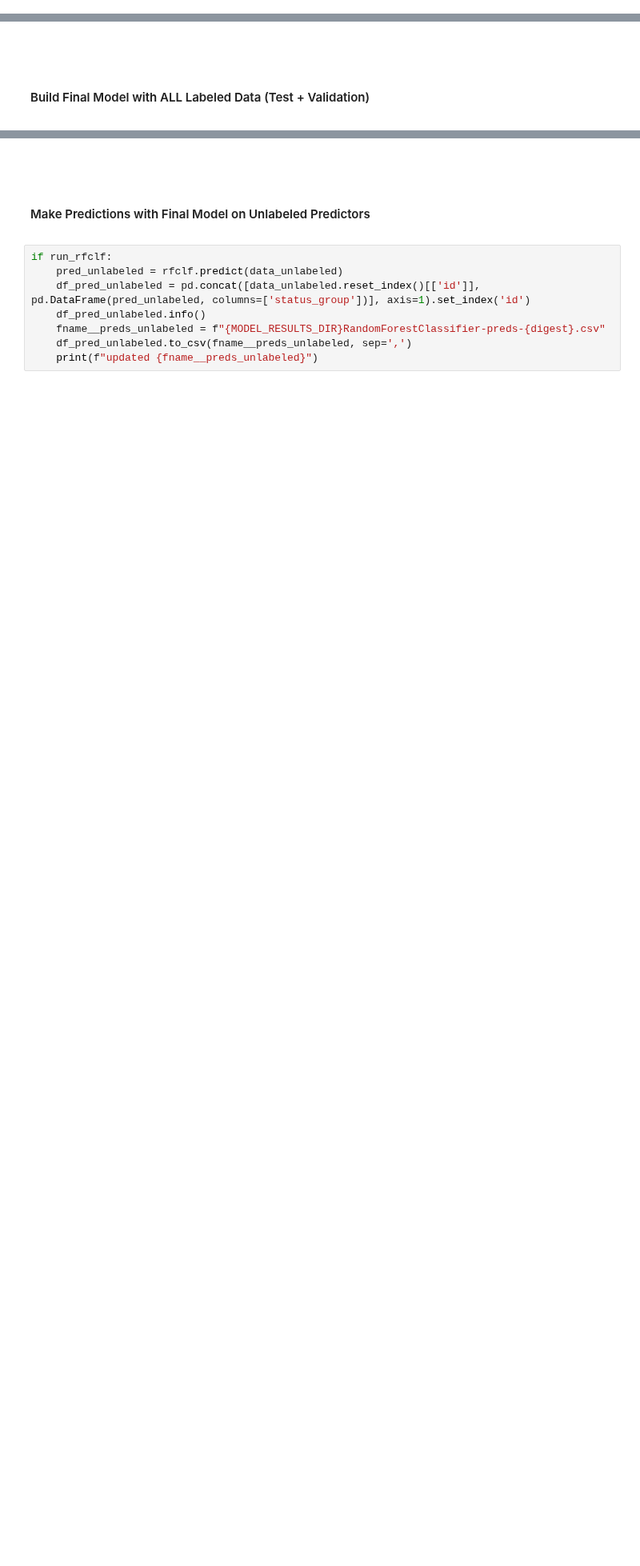
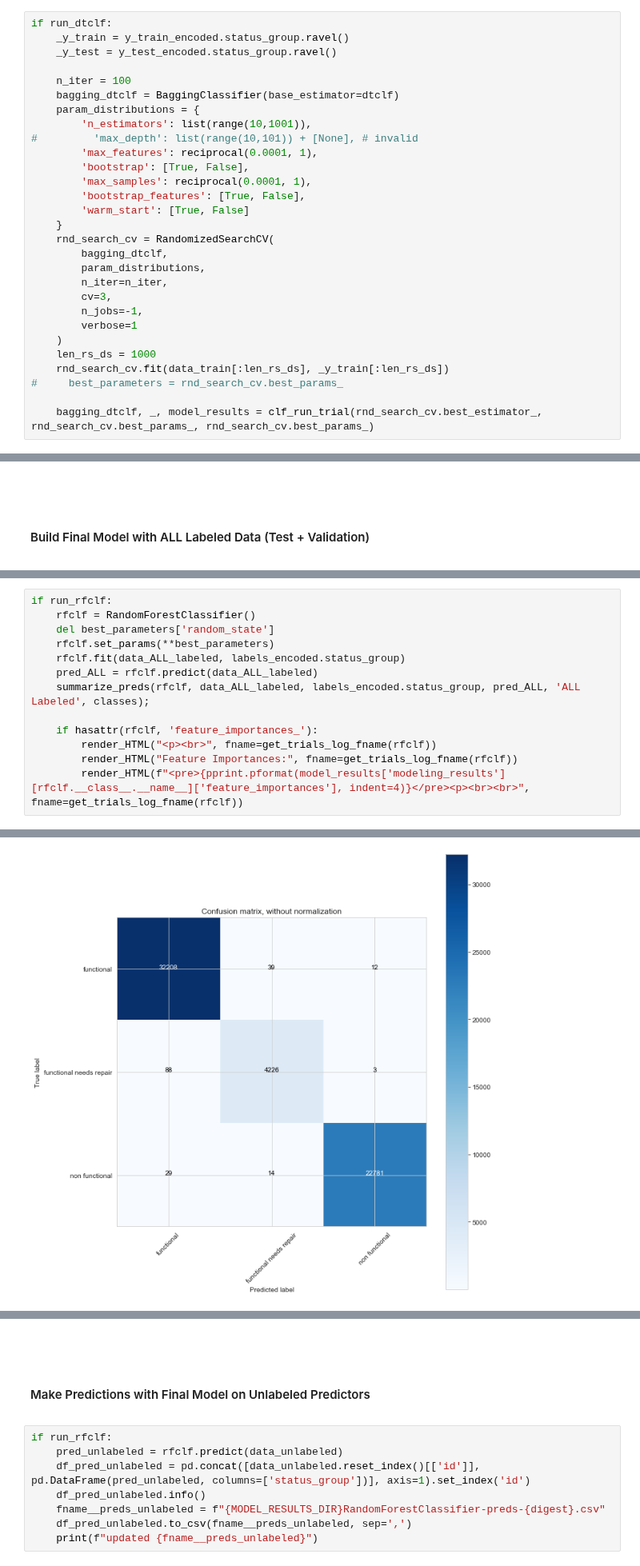
Before and after one commit to sacontreras/dsc-mod-3-project-v2-1-online-ds-sp-000, a Jupyter notebook: models.ipynb, the cells around one changed output, grey strips where cells are left out. Shown at 80% size. Cells and saved outputs as stored; diff of their text form; blank space fills up the shorter version.

```diff
--- a/models.ipynb
+++ b/models.ipynb
@@ -623,0 +738,29 @@ if run_dtclf:
+# %%
+if run_dtclf:
+    _y_train = y_train_encoded.status_group.ravel()
+    _y_test = y_test_encoded.status_group.ravel()
+
+    n_iter = 100
+    bagging_dtclf = BaggingClassifier(base_estimator=dtclf)
+    param_distributions = {
+        'n_estimators': list(range(10,1001)),
+#         'max_depth': list(range(10,101)) + [None], # invalid
+        'max_features': reciprocal(0.0001, 1),
+        'bootstrap': [True, False],
+        'max_samples': reciprocal(0.0001, 1),
+        'bootstrap_features': [True, False],
+        'warm_start': [True, False]
+    }
+    rnd_search_cv = RandomizedSearchCV(
+        bagging_dtclf,
+        param_distributions,
+        n_iter=n_iter,
+        cv=3,
+        n_jobs=-1,
+        verbose=1
+    )
+    len_rs_ds = 1000
+    rnd_search_cv.fit(data_train[:len_rs_ds], _y_train[:len_rs_ds])
+#     best_parameters = rnd_search_cv.best_params_
+
+    bagging_dtclf, _, model_results = clf_run_trial(rnd_search_cv.best_estimator_, rnd_search_cv.best_params_, rnd_search_cv.best_params_)
@@ -700,0 +878,14 @@ if run_rfclf:
+# %%
+if run_rfclf:
+    rfclf = RandomForestClassifier()
+    del best_parameters['random_state']
+    rfclf.set_params(**best_parameters)
+    rfclf.fit(data_ALL_labeled, labels_encoded.status_group)
+    pred_ALL = rfclf.predict(data_ALL_labeled)
+    summarize_preds(rfclf, data_ALL_labeled, labels_encoded.status_group, pred_ALL, 'ALL Labeled', classes);
+
+    if hasattr(rfclf, 'feature_importances_'):
+        render_HTML("<p><br>", fname=get_trials_log_fname(rfclf))
+        render_HTML("Feature Importances:", fname=get_trials_log_fname(rfclf))
+        render_HTML(f"<pre>{pprint.pformat(model_results['modeling_results'][rfclf.__class__.__name__]['feature_importances'], indent=4)}</pre><p><br><br>", fname=get_trials_log_fname(rfclf))
+# %% [output]
@@ -700,0 +908 @@ if run_rfclf:
+[figure, added]
```
Also changed, not shown: parts of 28 cells of this notebook, 6 other files.
